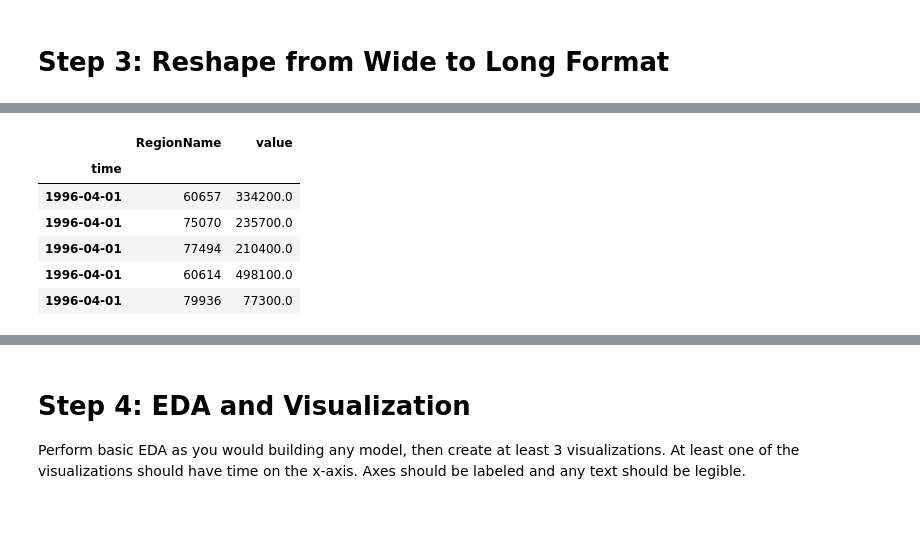
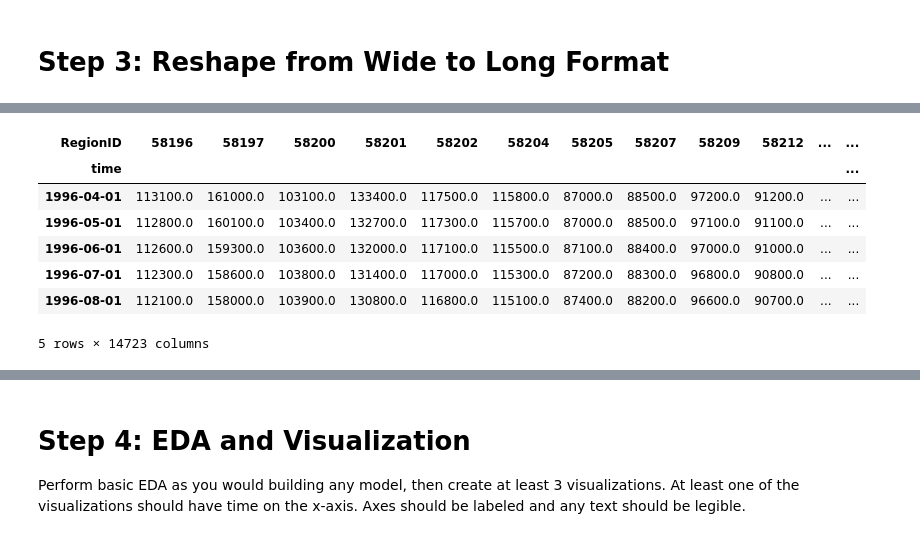
Before and after one commit to harrisonmiller13/nyc-mhtn-ds-060319-lectures, a Jupyter notebook: Mod_4/Mod_4_Project/mod_4_starter_notebook.ipynb, the cells around one changed output, grey strips where cells are left out. Cells and saved outputs as stored; diff of their text form; code cells hidden in the pictures.

```diff
--- a/Mod_4/Mod_4_Project/mod_4_starter_notebook.ipynb
+++ b/Mod_4/Mod_4_Project/mod_4_starter_notebook.ipynb
@@ -138 +162,9 @@ melted_df.head(20)
+# %%
+stacked = melted_df.set_index(['time', 'RegionID'])
+stacked.drop(['RegionName', 'City', 'State', 'Metro', 'CountyName', 'SizeRank'], axis = 1, inplace = True)
+# stacked.dropna(subset=['value'], inplace = True)
+delta_value = stacked.unstack()
+delta_value.columns = delta_value.columns.droplevel(level = 0)
+# cols = [str(x[1]) for x in delta_value.columns]
+# delta_value.columns = cols
 # %%
@@ -152,10 +176,11 @@ zipcodedf = stacked_df.unstack()
 # %%
-stacked_df.head()
+delta_value.head()
 # %% [output]
-|  | RegionName | value |
-| time |  |  |
-| 1996-04-01 | 60657 | 334200.0 |
-| 1996-04-01 | 75070 | 235700.0 |
-| 1996-04-01 | 77494 | 210400.0 |
-| 1996-04-01 | 60614 | 498100.0 |
-| 1996-04-01 | 79936 | 77300.0 |
+| RegionID | 58196 | 58197 | 58200 | 58201 | 58202 | 58204 | 58205 | 58207 | 58209 | 58212 | ... | ... |
+| time |  |  |  |  |  |  |  |  |  |  |  | ... |
+| 1996-04-01 | 113100.0 | 161000.0 | 103100.0 | 133400.0 | 117500.0 | 115800.0 | 87000.0 | 88500.0 | 97200.0 | 91200.0 | ... | ... |
+| 1996-05-01 | 112800.0 | 160100.0 | 103400.0 | 132700.0 | 117300.0 | 115700.0 | 87000.0 | 88500.0 | 97100.0 | 91100.0 | ... | ... |
+| 1996-06-01 | 112600.0 | 159300.0 | 103600.0 | 132000.0 | 117100.0 | 115500.0 | 87100.0 | 88400.0 | 97000.0 | 91000.0 | ... | ... |
+| 1996-07-01 | 112300.0 | 158600.0 | 103800.0 | 131400.0 | 117000.0 | 115300.0 | 87200.0 | 88300.0 | 96800.0 | 90800.0 | ... | ... |
+| 1996-08-01 | 112100.0 | 158000.0 | 103900.0 | 130800.0 | 116800.0 | 115100.0 | 87400.0 | 88200.0 | 96600.0 | 90700.0 | ... | ... |
+5 rows × 14723 columns
```
Also changed, not shown: parts of 20 cells of this notebook.
